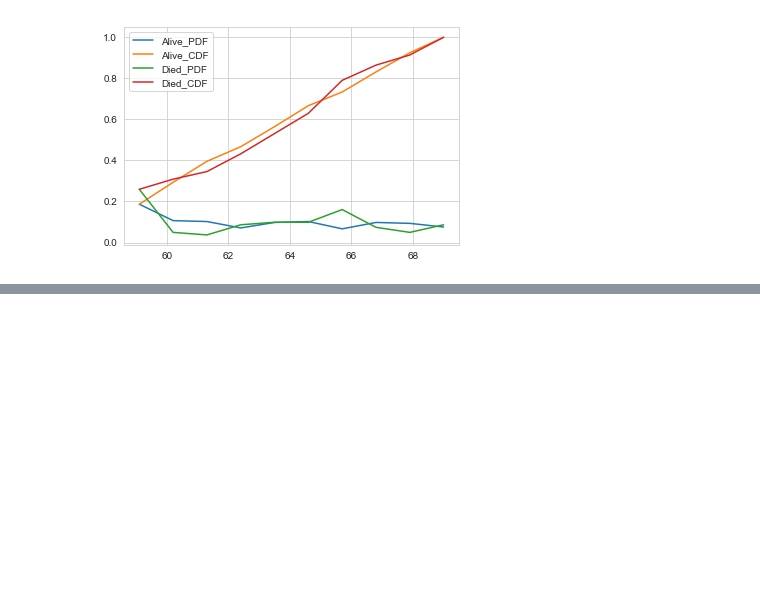
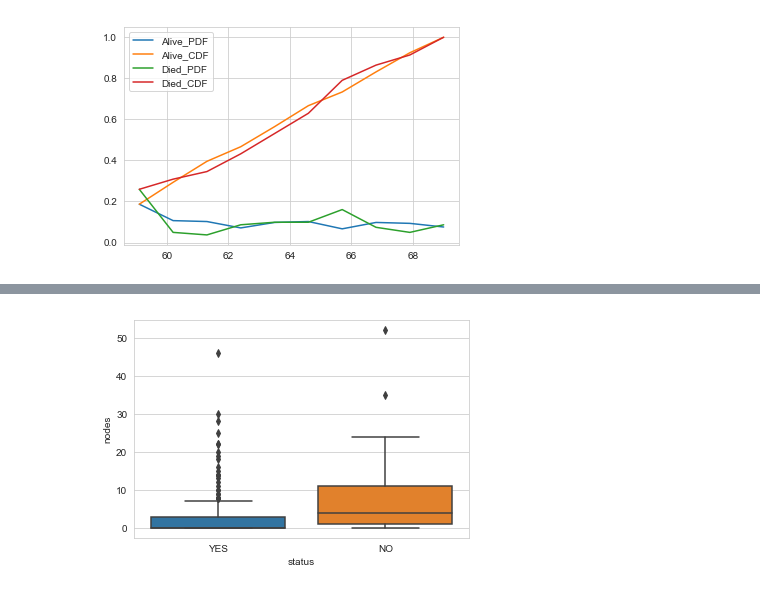
Before and after one commit to deveshSingh06/Exploratory-Data-Analysis-on-Haberman-s-Survival-Data-Set, a Jupyter notebook: Exploratory Data Analysis on Haberman's Survival Data Set.ipynb, the cells around one changed output, grey strips where cells are left out. Cells and saved outputs as stored; diff of their text form; code cells hidden in the pictures; blank space fills up the shorter version.

```diff
--- a/Exploratory Data Analysis on Haberman's Survival Data Set.ipynb
+++ b/Exploratory Data Analysis on Haberman's Survival Data Set.ipynb
@@ -244,0 +264,6 @@ plt.legend(['Alive_PDF', 'Alive_CDF','Died_PDF', 'Died_CDF'])
+# %%
+# Of nodes
+sns.boxplot(x = 'status', y = 'nodes', data = haberman)
+plt.show()
+# %% [output]
+[figure, added]
```
Also changed, not shown: parts of 15 cells of this notebook.
